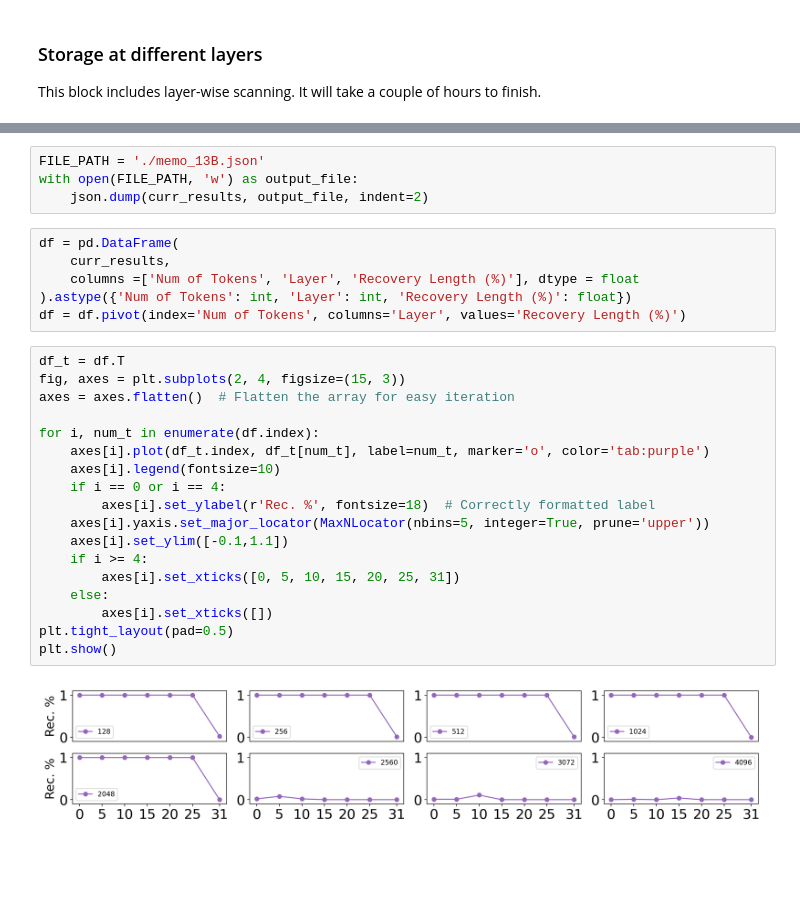
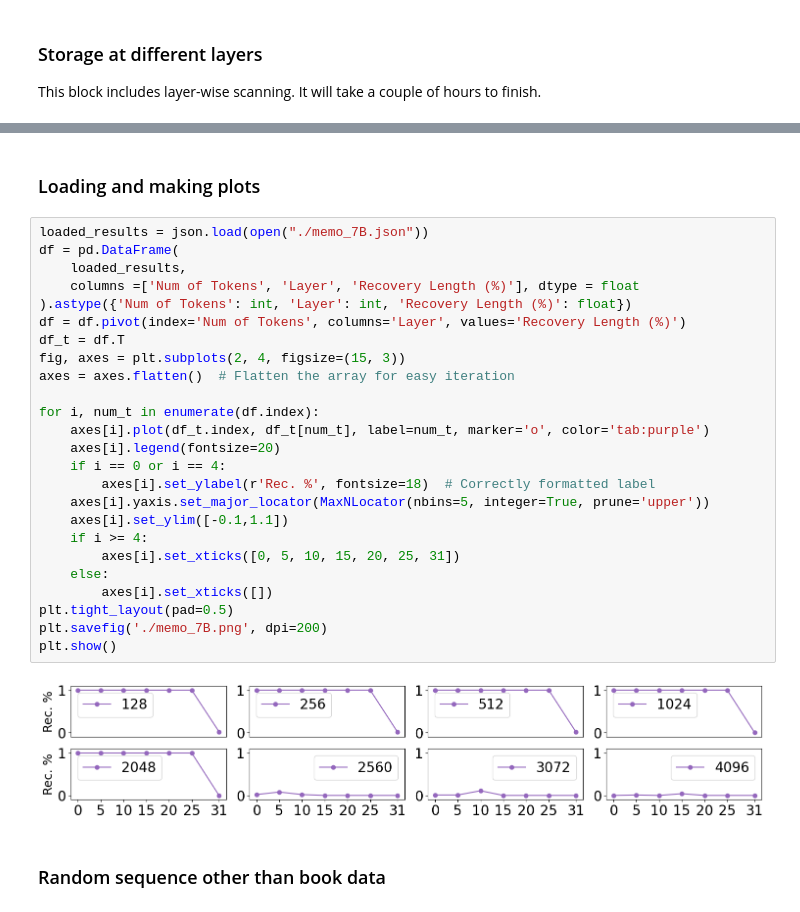
Before and after one commit to stanfordnlp/pyreft, a Jupyter notebook: examples/memorisation/reft_power.ipynb, the cells around one changed output, grey strips where cells are left out. Drawn from its saved outputs; the diff is of its cells as text; blank space fills up the shorter version.

Commit message:
quick save/load (#24), memo exp finished

```diff
--- a/examples/memorisation/reft_power.ipynb
+++ b/examples/memorisation/reft_power.ipynb
@@ -414,30 +389,31 @@ analyzing: (128, 10)
-# %%
-FILE_PATH = './memo_13B.json'
-with open(FILE_PATH, 'w') as output_file:
-	json.dump(curr_results, output_file, indent=2)
-# %%
-df = pd.DataFrame(
-    curr_results,
-    columns =['Num of Tokens', 'Layer', 'Recovery Length (%)'], dtype = float
-).astype({'Num of Tokens': int, 'Layer': int, 'Recovery Length (%)': float})
-df = df.pivot(index='Num of Tokens', columns='Layer', values='Recovery Length (%)')
-# %%
-df_t = df.T
-fig, axes = plt.subplots(2, 4, figsize=(15, 3))
-axes = axes.flatten()  # Flatten the array for easy iteration
-
-for i, num_t in enumerate(df.index):
-    axes[i].plot(df_t.index, df_t[num_t], label=num_t, marker='o', color='tab:purple')
-    axes[i].legend(fontsize=10)
-    if i == 0 or i == 4:
-        axes[i].set_ylabel(r'Rec. %', fontsize=18)  # Correctly formatted label
-    axes[i].yaxis.set_major_locator(MaxNLocator(nbins=5, integer=True, prune='upper'))
-    axes[i].set_ylim([-0.1,1.1])
-    if i >= 4:
-        axes[i].set_xticks([0, 5, 10, 15, 20, 25, 31])
-    else:
-        axes[i].set_xticks([])
-plt.tight_layout(pad=0.5)
-plt.show()
-# %% [output]
-[figure, removed]
+# %% [markdown]
+### Loading and making plots
+# %%
+loaded_results = json.load(open("./memo_7B.json"))
+df = pd.DataFrame(
+    loaded_results,
+    columns =['Num of Tokens', 'Layer', 'Recovery Length (%)'], dtype = float
+).astype({'Num of Tokens': int, 'Layer': int, 'Recovery Length (%)': float})
+df = df.pivot(index='Num of Tokens', columns='Layer', values='Recovery Length (%)')
+df_t = df.T
+fig, axes = plt.subplots(2, 4, figsize=(15, 3))
+axes = axes.flatten()  # Flatten the array for easy iteration
+
+for i, num_t in enumerate(df.index):
+    axes[i].plot(df_t.index, df_t[num_t], label=num_t, marker='o', color='tab:purple')
+    axes[i].legend(fontsize=20)
+    if i == 0 or i == 4:
+        axes[i].set_ylabel(r'Rec. %', fontsize=18)  # Correctly formatted label
+    axes[i].yaxis.set_major_locator(MaxNLocator(nbins=5, integer=True, prune='upper'))
+    axes[i].set_ylim([-0.1,1.1])
+    if i >= 4:
+        axes[i].set_xticks([0, 5, 10, 15, 20, 25, 31])
+    else:
+        axes[i].set_xticks([])
+plt.tight_layout(pad=0.5)
+plt.savefig('./memo_7B.png', dpi=200)
+plt.show()
+# %% [output]
+[figure, added]
+# %% [markdown]
+### Random sequence other than book data
```
Also changed, not shown: parts of 9 cells of this notebook, 7 other files.
